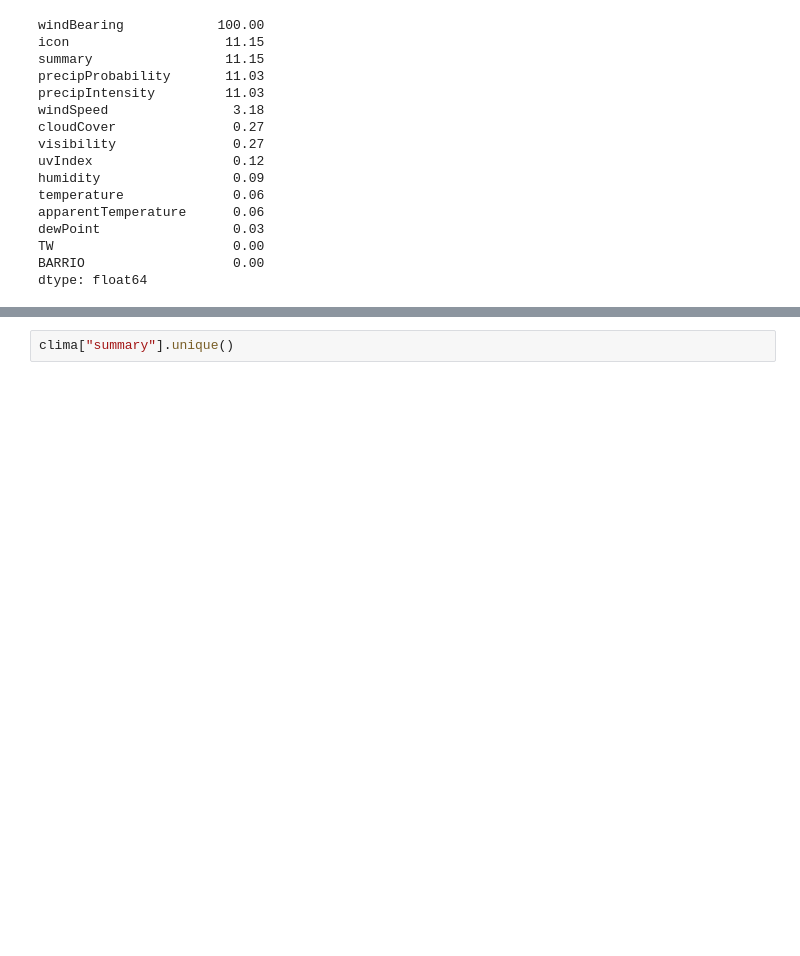
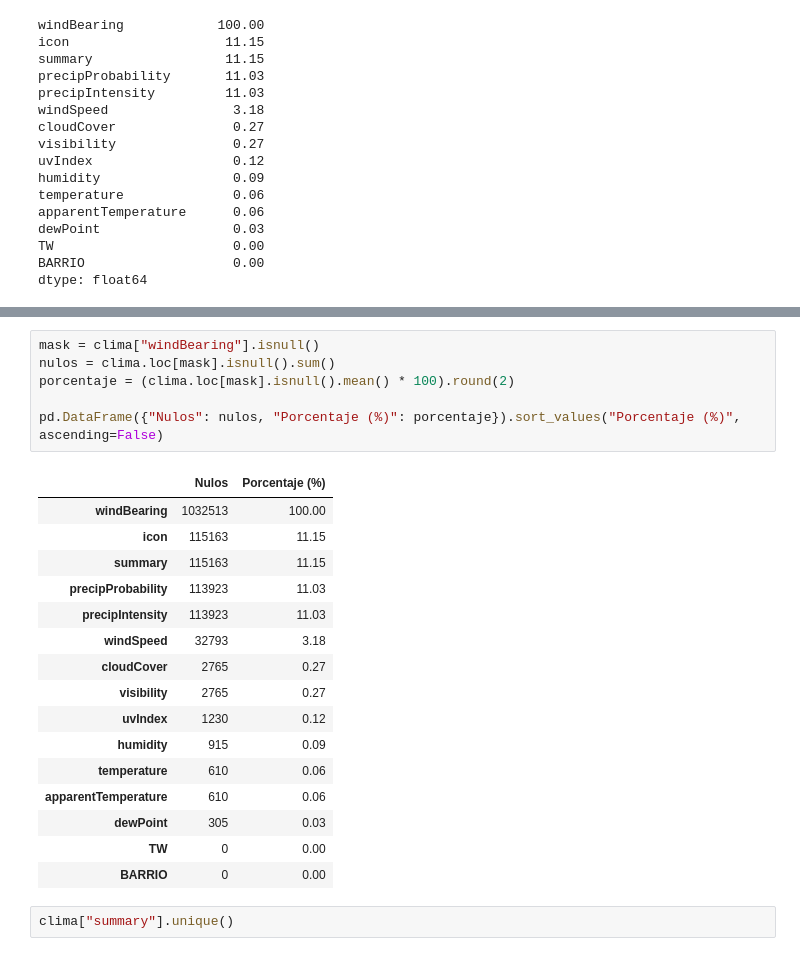
Before and after one commit to juanvilla23/AprendizajeMaquina, a Jupyter notebook: Exploración/DiagnósticoDatos.ipynb, the cells around one changed output, grey strips where cells are left out. Saved outputs shown, nothing was run; the diff lists cells and outputs as text; blank space fills up the shorter version.

```diff
--- a/Exploración/DiagnósticoDatos.ipynb
+++ b/Exploración/DiagnósticoDatos.ipynb
@@ -159,3 +152,26 @@ dtype: float64
+# %%
+mask = clima["windBearing"].isnull()
+nulos = clima.loc[mask].isnull().sum()
+porcentaje = (clima.loc[mask].isnull().mean() * 100).round(2)
+
+pd.DataFrame({"Nulos": nulos, "Porcentaje (%)": porcentaje}).sort_values("Porcentaje (%)", ascending=False)
+# %% [output]
+|  | Nulos | Porcentaje (%) |
+| windBearing | 1032513 | 100.00 |
+| icon | 115163 | 11.15 |
+| summary | 115163 | 11.15 |
+| precipProbability | 113923 | 11.03 |
+| precipIntensity | 113923 | 11.03 |
+| windSpeed | 32793 | 3.18 |
+| cloudCover | 2765 | 0.27 |
+| visibility | 2765 | 0.27 |
+| uvIndex | 1230 | 0.12 |
+| humidity | 915 | 0.09 |
+| temperature | 610 | 0.06 |
+| apparentTemperature | 610 | 0.06 |
+| dewPoint | 305 | 0.03 |
+| TW | 0 | 0.00 |
+| BARRIO | 0 | 0.00 |
 # %%
 clima["summary"].unique()
 # %% [output]
```
Also changed, not shown: parts of 4 cells of this notebook, 1 other file.
